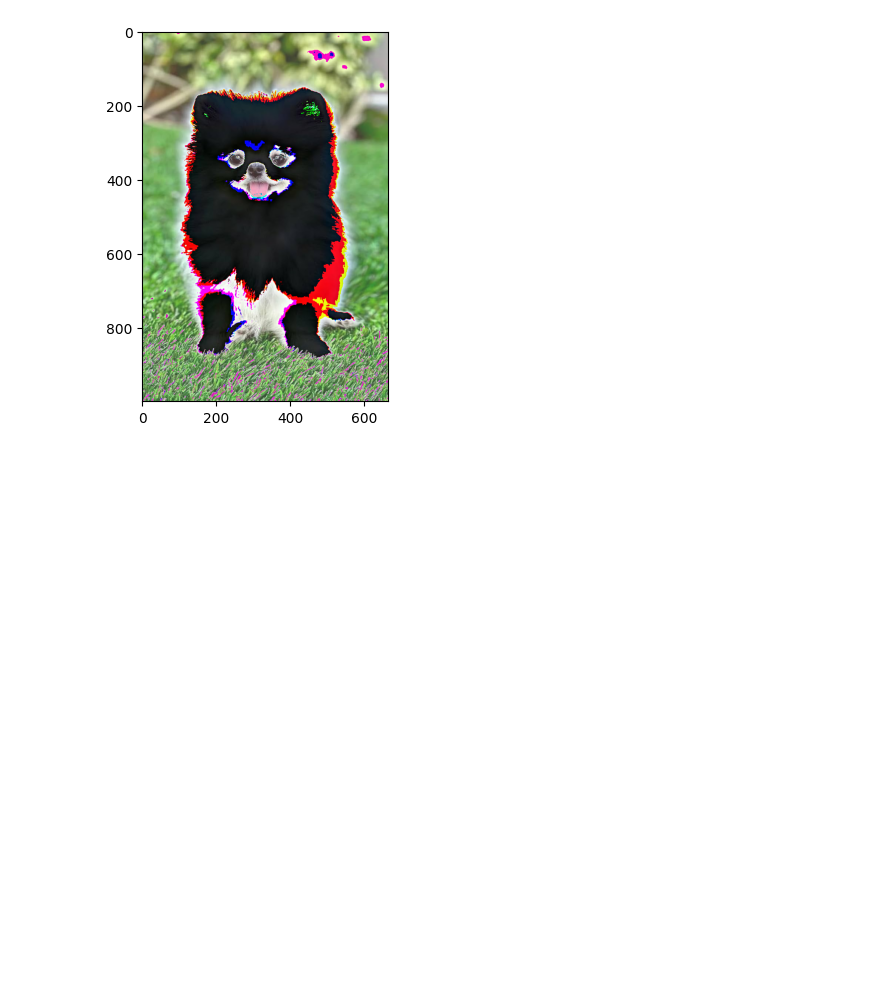
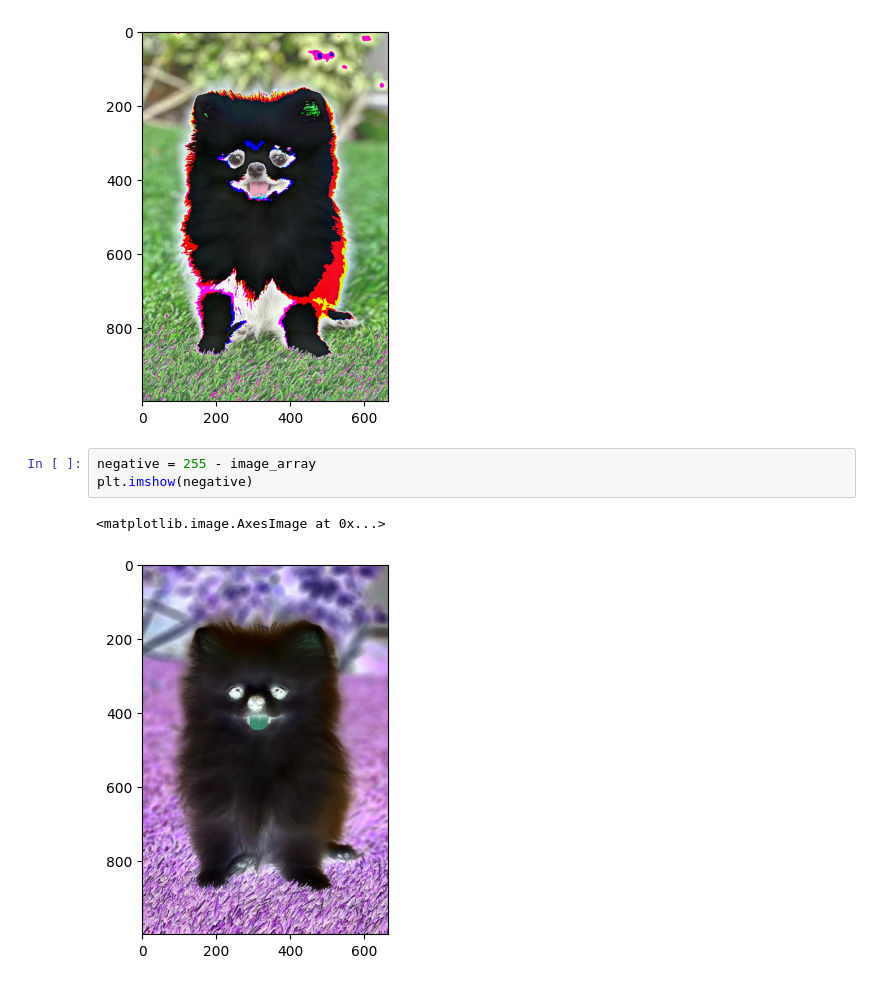
Before and after one commit to RajendranGIT/RajendranAI, a Jupyter notebook: module-1/module-1/NumPy.ipynb, the cells around one changed output. Saved outputs shown, nothing was run; the diff lists cells and outputs as text; blank space fills up the shorter version.

```diff
--- a/module-1/module-1/NumPy.ipynb
+++ b/module-1/module-1/NumPy.ipynb
@@ -101,3 +101,9 @@ plt.imshow(brightness)
 # %% [output]
 <matplotlib.image.AxesImage at 0x...>
 [figure]
+# %%
+negative = 255 - image_array
+plt.imshow(negative)
+# %% [output]
+<matplotlib.image.AxesImage at 0x...>
+[figure, added]
```
Also changed, not shown: parts of 2 cells of this notebook, 11 other files.
